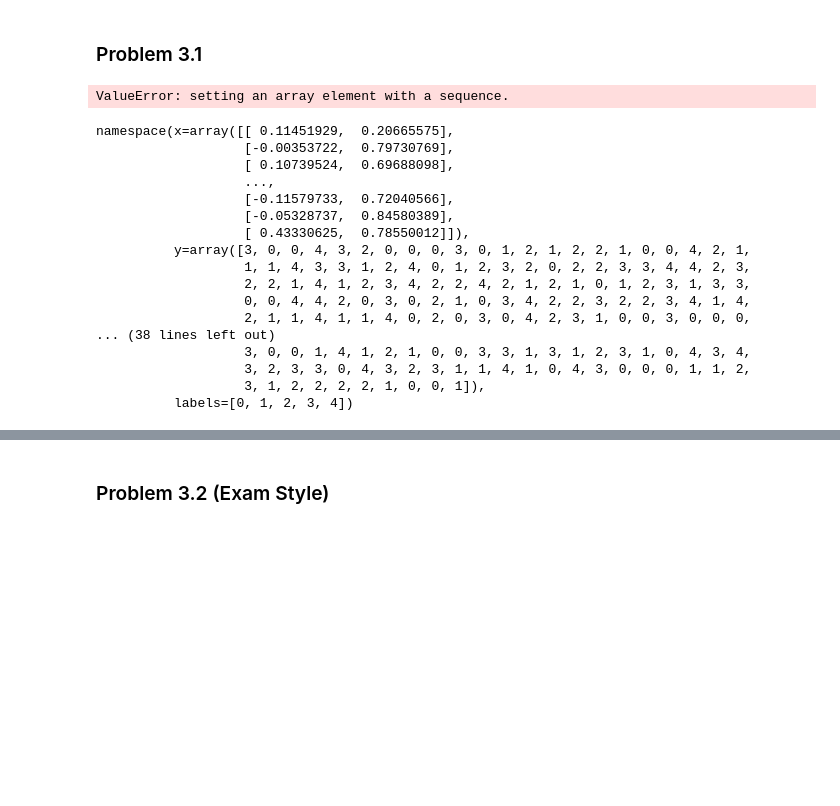
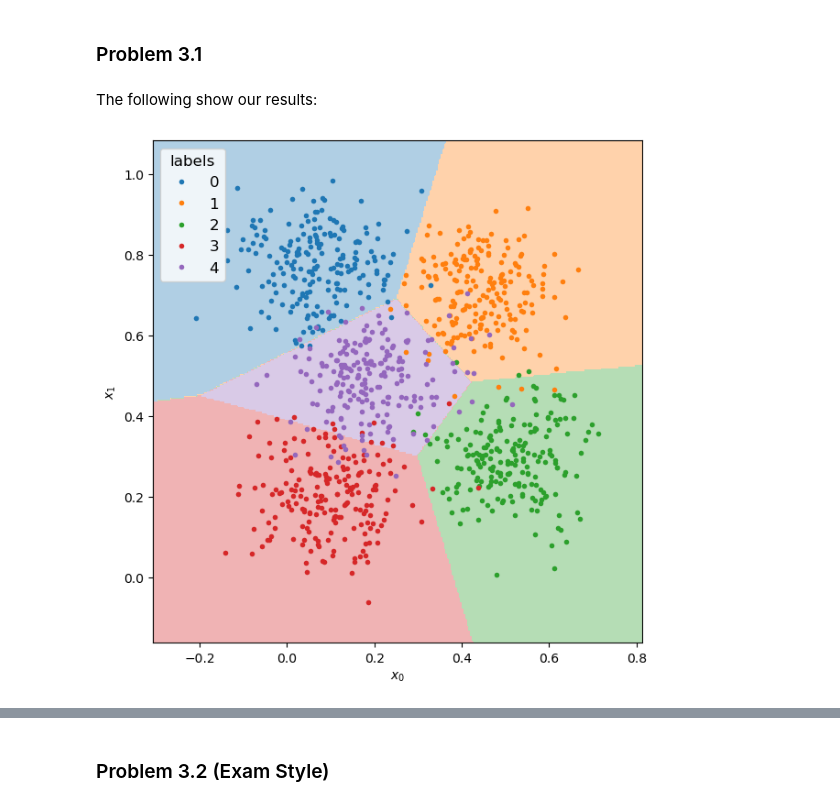
Before and after one commit to ethangold3/371_Homework06, a Jupyter notebook: homework06(github).ipynb, the cells around one changed output, grey strips where cells are left out. Drawn from its saved outputs; the diff is of its cells as text; code cells hidden in the pictures; blank space fills up the shorter version.

```diff
--- a/homework06(github).ipynb
+++ b/homework06(github).ipynb
@@ -157,55 +157,26 @@ def losses(y, a):
     return loss
 
 
-def risk(V,T,B):
-    # empirical risk on T as average of losses plus B * V.ravel squared
+def risk(V,T,beta):
+    a = activations(T.x, V)
+    l = losses(T.y, a)
+    average = anp.mean(l)
+    V_flat = V.ravel()
+    square_norm = beta*anp.dot(V_flat, V_flat)
+    return average + square_norm
 
 
-    return
-
 def h(x,v):
+    preds = activations(x,v)
+    index_of_highest = anp.argmax(preds, axis=1)
     #vectorized version of classifier, takes one x and gives k activations
-    return
+    return index_of_highest
 
 def accuracy(v,t):
-    #between 0 and 1, accuracy of classifier
-    return
+    predictions = h(t.x,v)
 
-A = np.array([[0.0, 0.0, 1.0],
-              [2.0, 3.0, 1.5],
-              [1.0, 2.0, 2.0]])
+    correct_predictions = anp.sum(predictions == t.y)
+    total_predictions = predictions.size
+    accuracy = float(correct_predictions/total_predictions)
 
-y = np.array([2, 2, 1])
-
-loss_values = losses(y, A)
-print(loss_values)
+    return accuracy
-# %% [output]
-ValueError: setting an array element with a sequence.
-# %%
-datasets['2d']['multiclass']['general']
-#run sgd with params given
-
-#do these:
-#show_data to show the data points
-#print V found by SGD with entries shown
-#print accuracy as a percent
-#show a plot of history using plt.semilogy
-#sgd uses beta=1.e-5
-# %% [output]
-namespace(x=array([[ 0.11451929,  0.20665575],
-                   [-0.00353722,  0.79730769],
-                   [ 0.10739524,  0.69688098],
-                   ...,
-                   [-0.11579733,  0.72040566],
-                   [-0.05328737,  0.84580389],
-                   [ 0.43330625,  0.78550012]]),
-          y=array([3, 0, 0, 4, 3, 2, 0, 0, 0, 3, 0, 1, 2, 1, 2, 2, 1, 0, 0, 4, 2, 1,
-                   1, 1, 4, 3, 3, 1, 2, 4, 0, 1, 2, 3, 2, 0, 2, 2, 3, 3, 4, 4, 2, 3,
-                   2, 2, 1, 4, 1, 2, 3, 4, 2, 2, 4, 2, 1, 2, 1, 0, 1, 2, 3, 1, 3, 3,
-                   0, 0, 4, 4, 2, 0, 3, 0, 2, 1, 0, 3, 4, 2, 2, 3, 2, 2, 3, 4, 1, 4,
-                   2, 1, 1, 4, 1, 1, 4, 0, 2, 0, 3, 0, 4, 2, 3, 1, 0, 0, 3, 0, 0, 0,
-... (38 lines left out)
-                   3, 0, 0, 1, 4, 1, 2, 1, 0, 0, 3, 3, 1, 3, 1, 2, 3, 1, 0, 4, 3, 4,
-                   3, 2, 3, 3, 0, 4, 3, 2, 3, 1, 1, 4, 1, 0, 4, 3, 0, 0, 0, 1, 1, 2,
-                   3, 1, 2, 2, 2, 2, 1, 0, 0, 1]),
-          labels=[0, 1, 2, 3, 4])
@@ -211,0 +185,16 @@ namespace(x=array([[ 0.11451929,  0.20665575],
+# %%
+matrix = anp.zeros((3, 5), dtype = float)
+T = datasets['2d']['multiclass']['general']
+V = sgd(risk, matrix, T, 50, (10., 1.e-4), int(1.e3), 1.e-4, beta=1.e-5)
+# %% [markdown]
+The following show our results:
+# %%
+def closure(function, parameter):
+    def f(argument):
+        return function(argument, parameter)
+    return f
+
+h_closed = closure(h, V)
+show_data(T, clf=h_closed)
+# %% [output]
+[figure, added]
```
Also changed, not shown: parts of 4 cells of this notebook.
